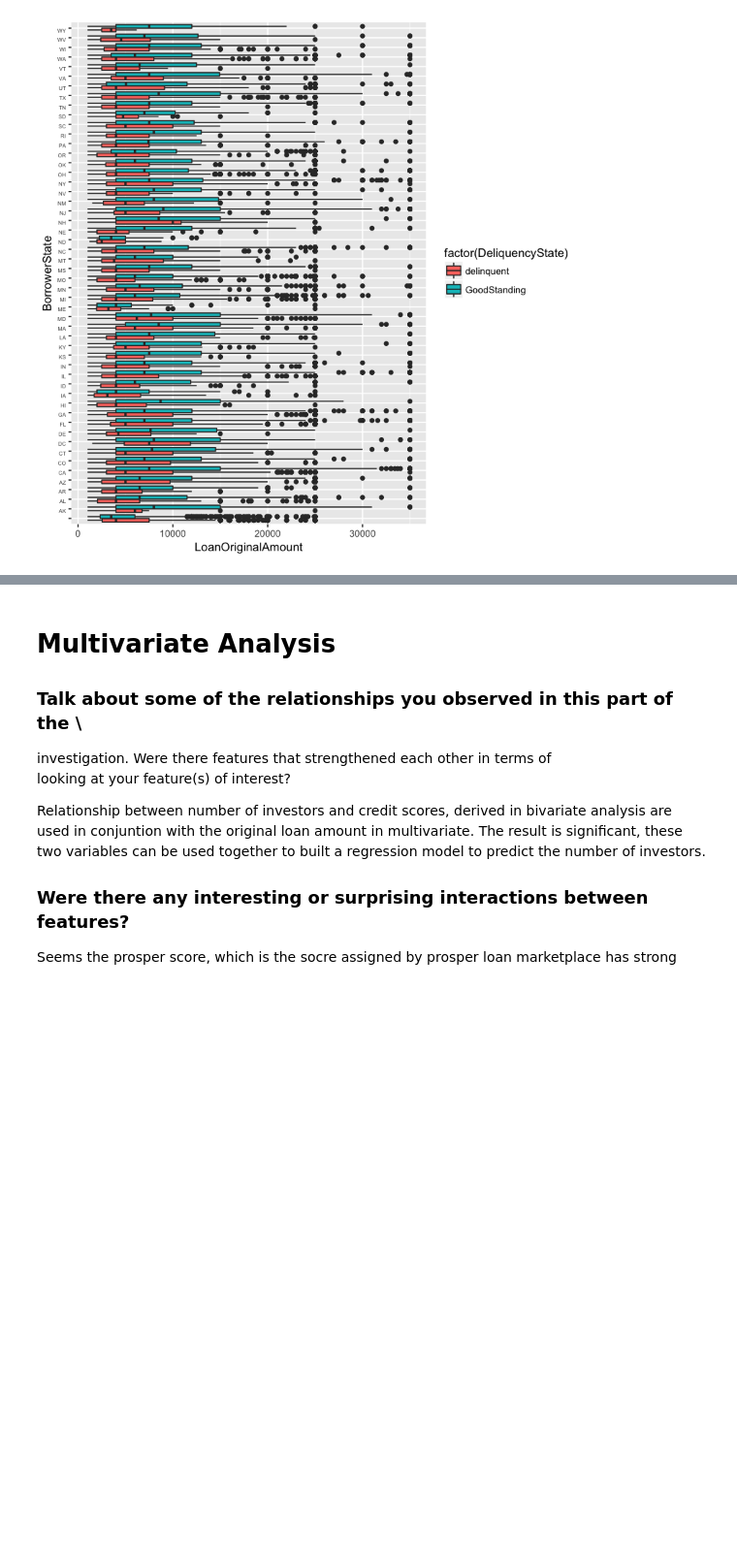
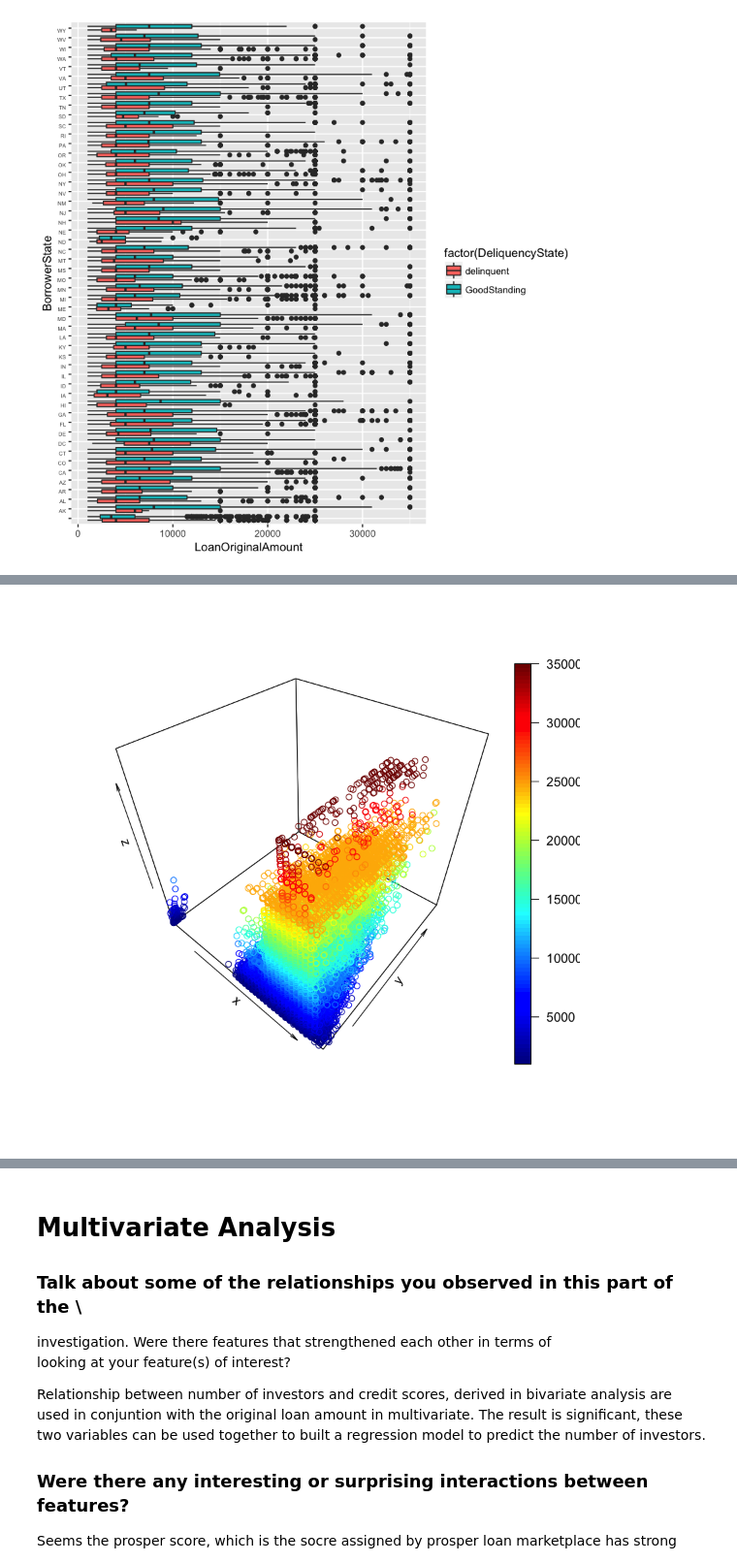
Before and after one commit to JoeyL6/Explotory_Data_Analysis_With_R, a Jupyter notebook: projecttemplate.ipynb, the cells around one changed output, grey strips where cells are left out. Shown at 97% size. Cells and saved outputs as stored; diff of their text form; code cells hidden in the pictures; blank space fills up the shorter version.

```diff
--- a/projecttemplate.ipynb
+++ b/projecttemplate.ipynb
@@ -549,0 +548,4 @@ ggplot(loan_df, aes(BorrowerState, LoanOriginalAmount, fill = factor(DeliquencyS
+# %%
+points3D(x = loan_df$CreditScoreRangeUpper, y = loan_df$Investors, z = loan_df$LoanOriginalAmount)
+# %% [output]
+[figure, added]
```
Also changed, not shown: parts of 9 cells of this notebook, 2 other files.
